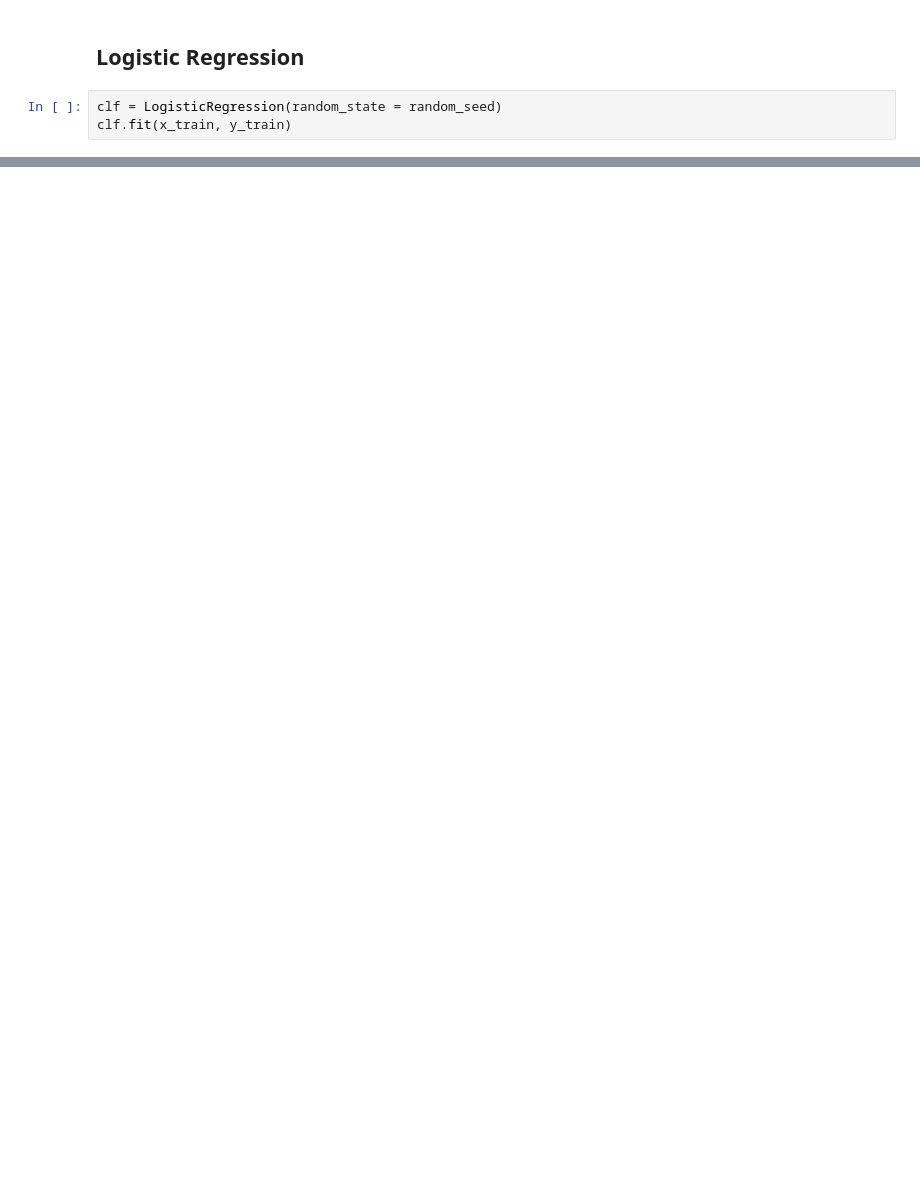
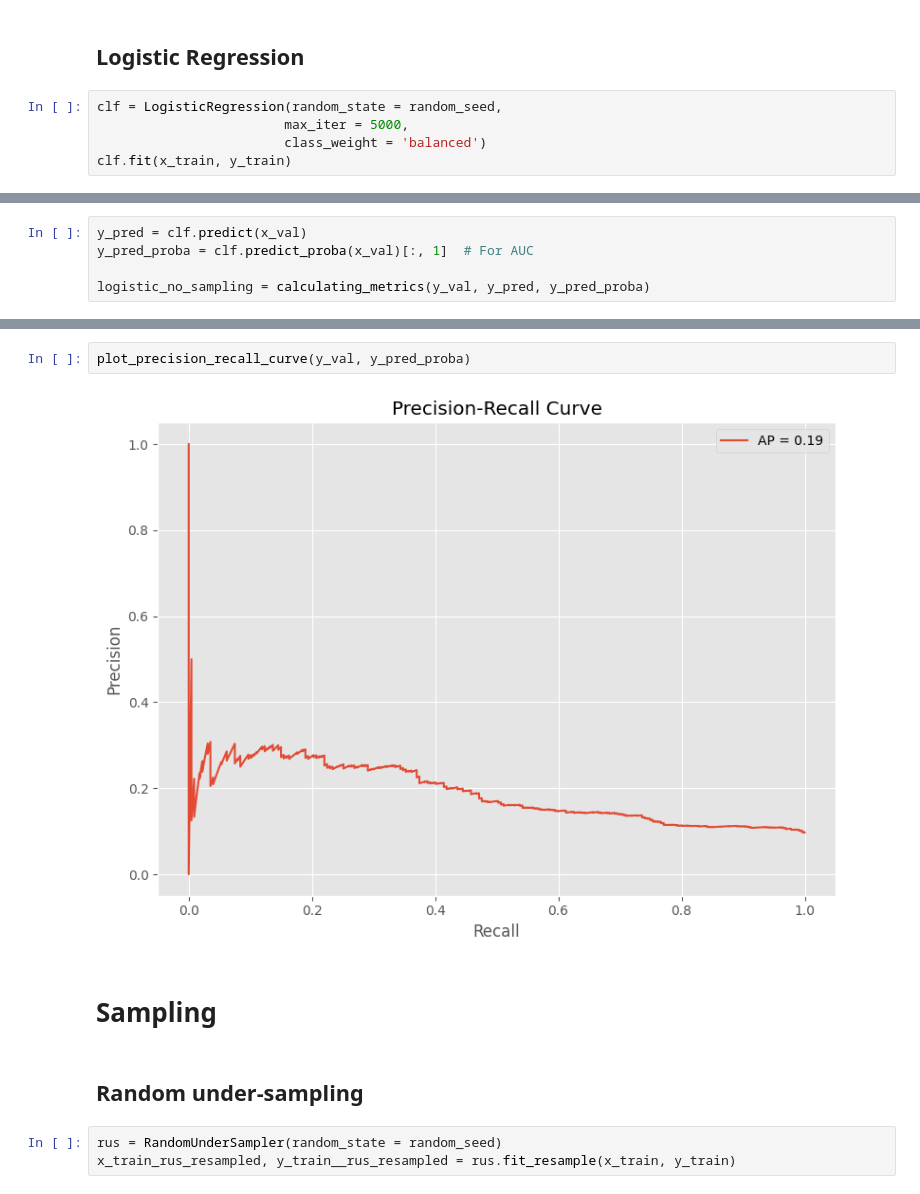
Before and after one commit to RodolfoPCruz/powerco-churn, a Jupyter notebook: Notebooks/ML.ipynb, the cells around one changed output, grey strips where cells are left out. Drawn from its saved outputs; the diff is of its cells as text; blank space fills up the shorter version.

```diff
--- a/Notebooks/ML.ipynb
+++ b/Notebooks/ML.ipynb
@@ -166,6 +185,8 @@ plot_precision_recall_curve(y_val, y_pred_proba)
 # %% [markdown]
 ## Logistic Regression
 # %%
-clf = LogisticRegression(random_state = random_seed)
+clf = LogisticRegression(random_state = random_seed,
+                        max_iter = 5000,
+                        class_weight = 'balanced')
 clf.fit(x_train, y_train)
 # %% [output]
@@ -190,0 +201,5 @@ x_train.describe()
+# %%
+y_pred = clf.predict(x_val)
+y_pred_proba = clf.predict_proba(x_val)[:, 1]  # For AUC
+
+logistic_no_sampling = calculating_metrics(y_val, y_pred, y_pred_proba)
@@ -190,0 +223,11 @@ x_train.describe()
+# %%
+plot_precision_recall_curve(y_val, y_pred_proba)
+# %% [output]
+[figure, added]
+# %% [markdown]
+# Sampling
+# %% [markdown]
+## Random under-sampling
+# %%
+rus = RandomUnderSampler(random_state = random_seed)
+x_train_rus_resampled, y_train__rus_resampled = rus.fit_resample(x_train, y_train)
```
Also changed, not shown: parts of 14 cells of this notebook, 2 other files.
